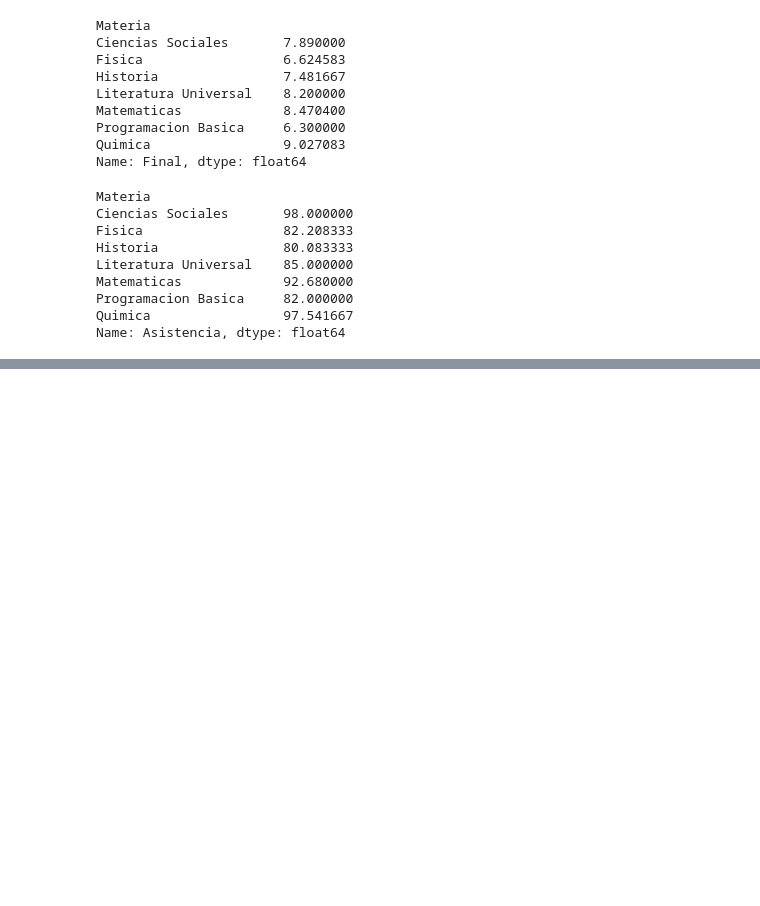
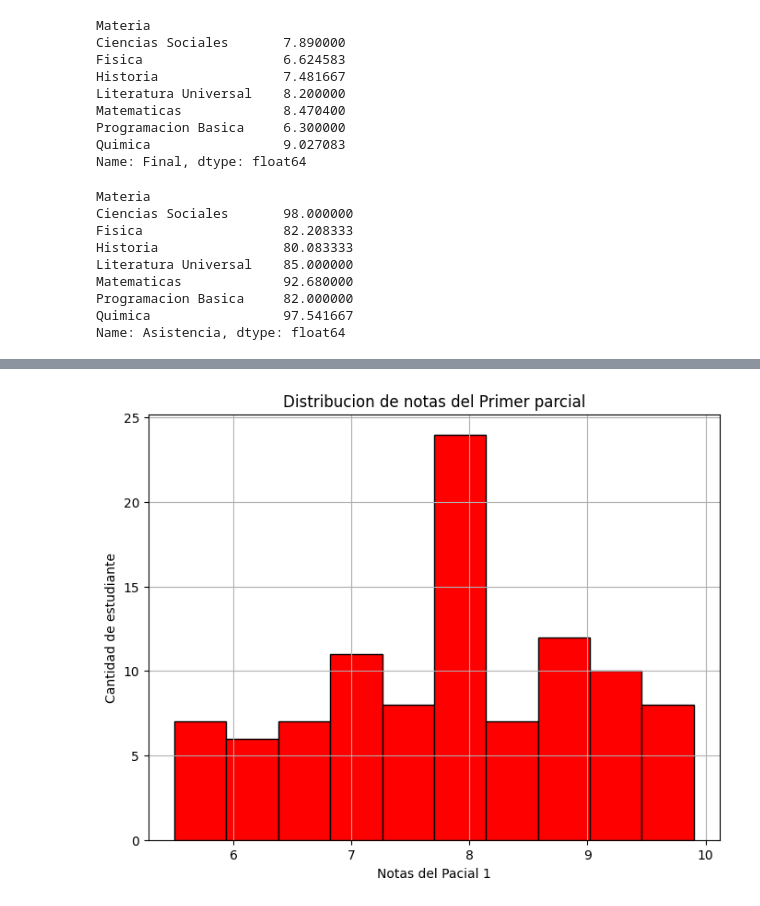
Before and after one commit to BrandonPzocik/ModeloParcial1_tlp3_Brandon_Pzocik, a Jupyter notebook: main.ipynb, the cells around one changed output, grey strips where cells are left out. Drawn from its saved outputs; the diff is of its cells as text; code cells hidden in the pictures; blank space fills up the shorter version.

```diff
--- a/main.ipynb
+++ b/main.ipynb
@@ -282,0 +304,10 @@ Name: Asistencia, dtype: float64
+# %%
+plt.figure( figsize=(8, 6))
+plt.hist(df["Parcial 1"], color= "red", bins=10,  edgecolor=  "black")
+plt.title("Distribucion de notas del Primer parcial")
+plt.xlabel("Notas del Pacial 1")
+plt.ylabel("Cantidad de estudiante")
+plt.grid(True)
+plt.show()
+# %% [output]
+[figure, added]
```
Also changed, not shown: parts of 4 cells of this notebook.
